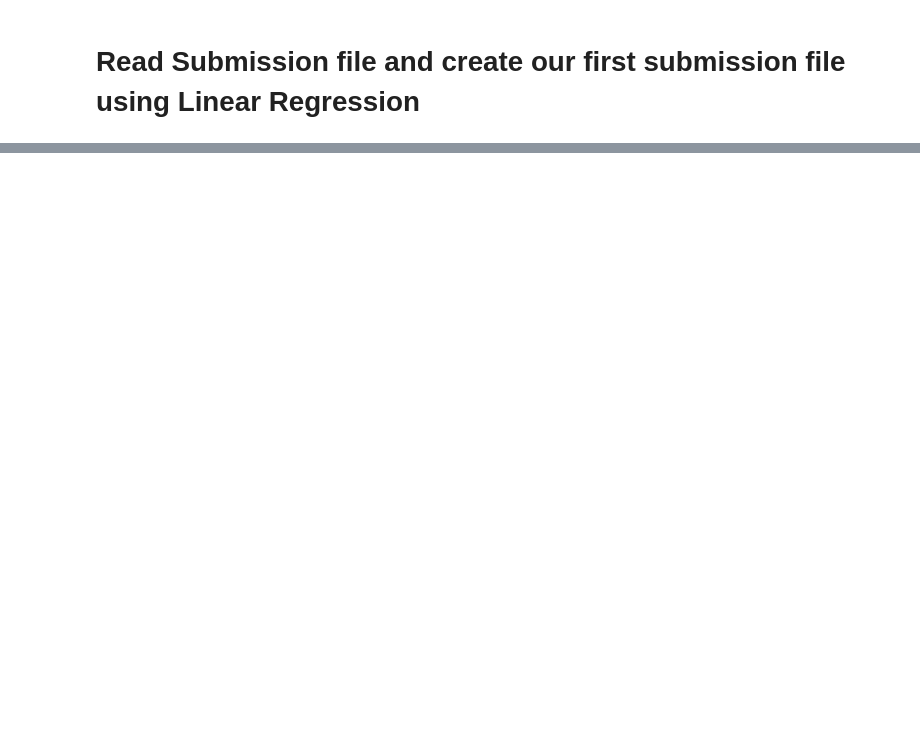
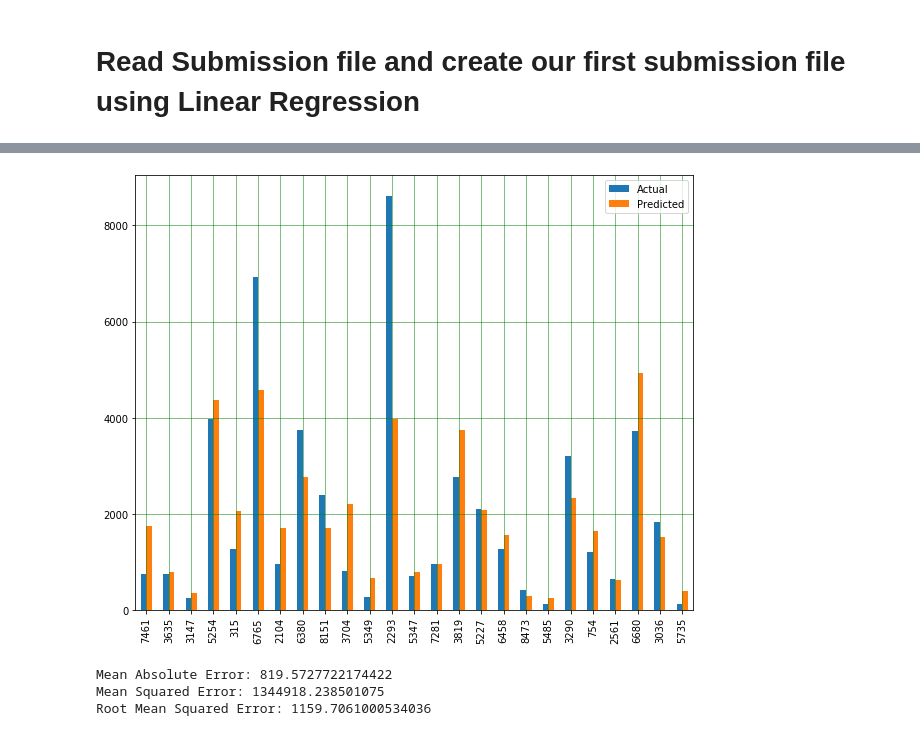
Before and after one commit to RajatDudejaj/big-mart-sales, a Jupyter notebook: BigMart_1.ipynb, the cells around one changed output, grey strips where cells are left out. Drawn from its saved outputs; the diff is of its cells as text; code cells hidden in the pictures; blank space fills up the shorter version.

```diff
--- a/BigMart_1.ipynb
+++ b/BigMart_1.ipynb
@@ -539,0 +562,3 @@ pd.DataFrame(submission, columns=['Item_Identifier','Outlet_Identifier','Item_Ou
+# %%
+rf_regressor = RandomForestRegressor(n_estimators=10,random_state=0)
+rf_regressor.fit(x_train, y_train)
@@ -539,0 +573,19 @@ pd.DataFrame(submission, columns=['Item_Identifier','Outlet_Identifier','Item_Ou
+# %%
+y_pred = rf_regressor.predict(x_cv)
+# %%
+df2 = pd.DataFrame({'Actual': y_cv, 'Predicted': y_pred})
+df3 = df2.head(25)
+df3.plot(kind='bar',figsize=(10,8))
+plt.grid(which='major', linestyle='-', linewidth='0.5', color='green')
+plt.grid(which='minor', linestyle=':', linewidth='0.5', color='black')
+plt.show()
+# %% [output]
+[figure, added]
+# %%
+print('Mean Absolute Error:', metrics.mean_absolute_error(y_cv, y_pred))
+print('Mean Squared Error:', metrics.mean_squared_error(y_cv, y_pred))
+print('Root Mean Squared Error:', np.sqrt(metrics.mean_squared_error(y_cv, y_pred)))
+# %% [output]
+Mean Absolute Error: 819.5727722174422
+Mean Squared Error: 1344918.238501075
+Root Mean Squared Error: 1159.7061000534036
```
Also changed, not shown: parts of 29 cells of this notebook.
